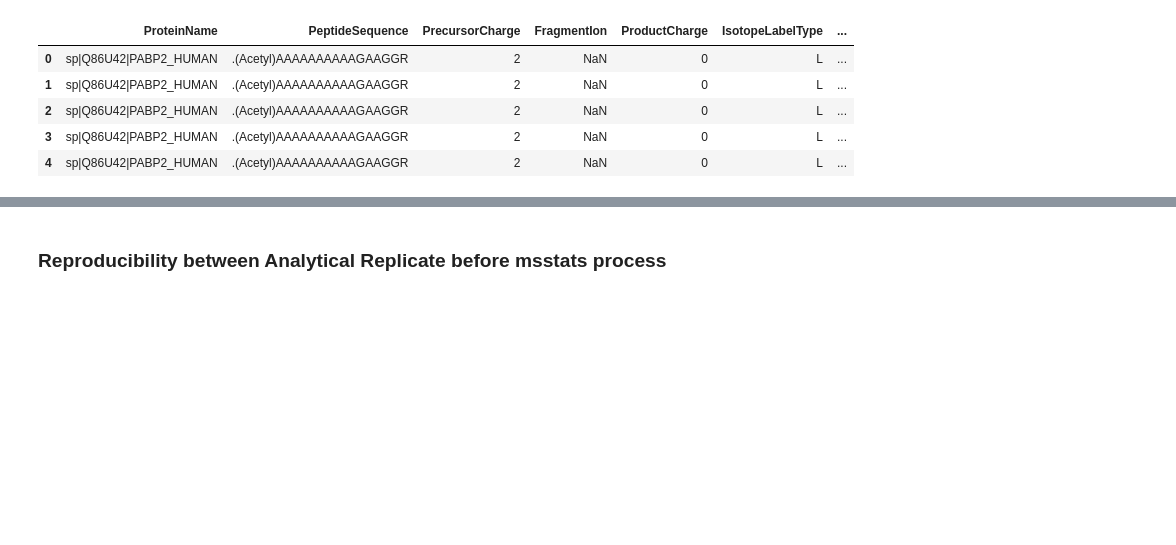
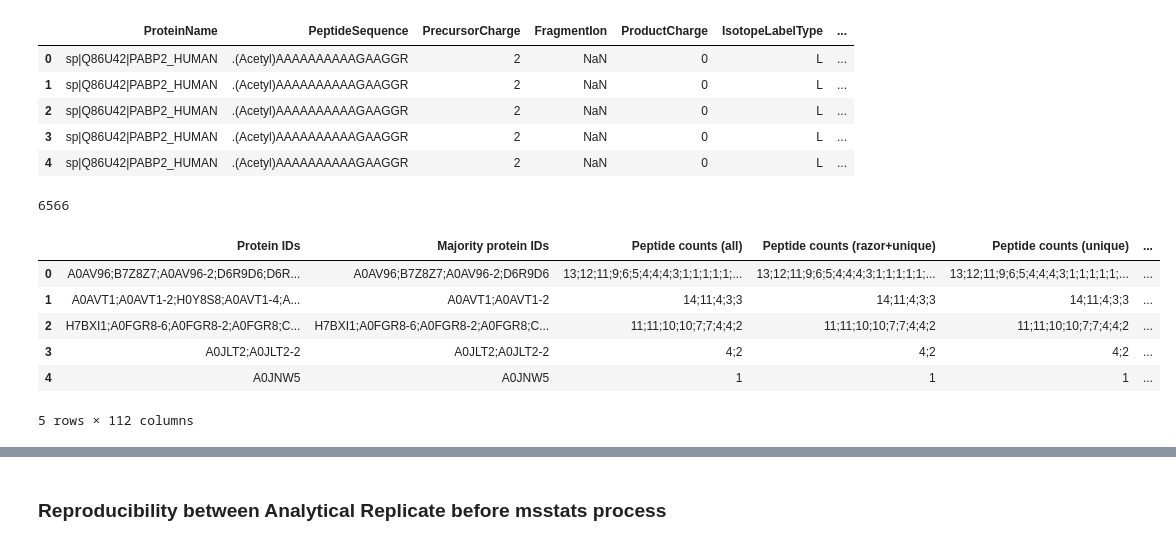
Before and after one commit to ypriverol/quantms-research, a Jupyter notebook: notebooks/PXD000279Benchmark.ipynb, the cells around one changed output, grey strips where cells are left out. Saved outputs shown, nothing was run; the diff lists cells and outputs as text; code cells hidden in the pictures; blank space fills up the shorter version.

```diff
--- a/notebooks/PXD000279Benchmark.ipynb
+++ b/notebooks/PXD000279Benchmark.ipynb
@@ -30,3 +32,17 @@ quantms.head()
 | 2 | sp|Q86U42|PABP2_HUMAN | .(Acetyl)AAAAAAAAAAGAAGGR | 2 | NaN | 0 | L | ... |
 | 3 | sp|Q86U42|PABP2_HUMAN | .(Acetyl)AAAAAAAAAAGAAGGR | 2 | NaN | 0 | L | ... |
 | 4 | sp|Q86U42|PABP2_HUMAN | .(Acetyl)AAAAAAAAAAGAAGGR | 2 | NaN | 0 | L | ... |
+# %%
+original = pd.read_csv("./proteinGroups.txt", sep='\t', header=0)
+original = original[(original['Reverse'] != "+") & (original['Contaminant'] != "+")]
+print(len(set(original['Protein IDs'])))
+original.head()
+# %% [output]
+6566
+|  | Protein IDs | Majority protein IDs | Peptide counts (all) | Peptide counts (razor+unique) | Peptide counts (unique) | ... |
+| 0 | A0AV96;B7Z8Z7;A0AV96-2;D6R9D6;D6R... | A0AV96;B7Z8Z7;A0AV96-2;D6R9D6 | 13;12;11;9;6;5;4;4;4;3;1;1;1;1;1;... | 13;12;11;9;6;5;4;4;4;3;1;1;1;1;1;... | 13;12;11;9;6;5;4;4;4;3;1;1;1;1;1;... | ... |
+| 1 | A0AVT1;A0AVT1-2;H0Y8S8;A0AVT1-4;A... | A0AVT1;A0AVT1-2 | 14;11;4;3;3 | 14;11;4;3;3 | 14;11;4;3;3 | ... |
+| 2 | H7BXI1;A0FGR8-6;A0FGR8-2;A0FGR8;C... | H7BXI1;A0FGR8-6;A0FGR8-2;A0FGR8;C... | 11;11;10;10;7;7;4;4;2 | 11;11;10;10;7;7;4;4;2 | 11;11;10;10;7;7;4;4;2 | ... |
+| 3 | A0JLT2;A0JLT2-2 | A0JLT2;A0JLT2-2 | 4;2 | 4;2 | 4;2 | ... |
+| 4 | A0JNW5 | A0JNW5 | 1 | 1 | 1 | ... |
+5 rows × 112 columns
```
Also changed, not shown: parts of 22 cells of this notebook, 29 other files.
